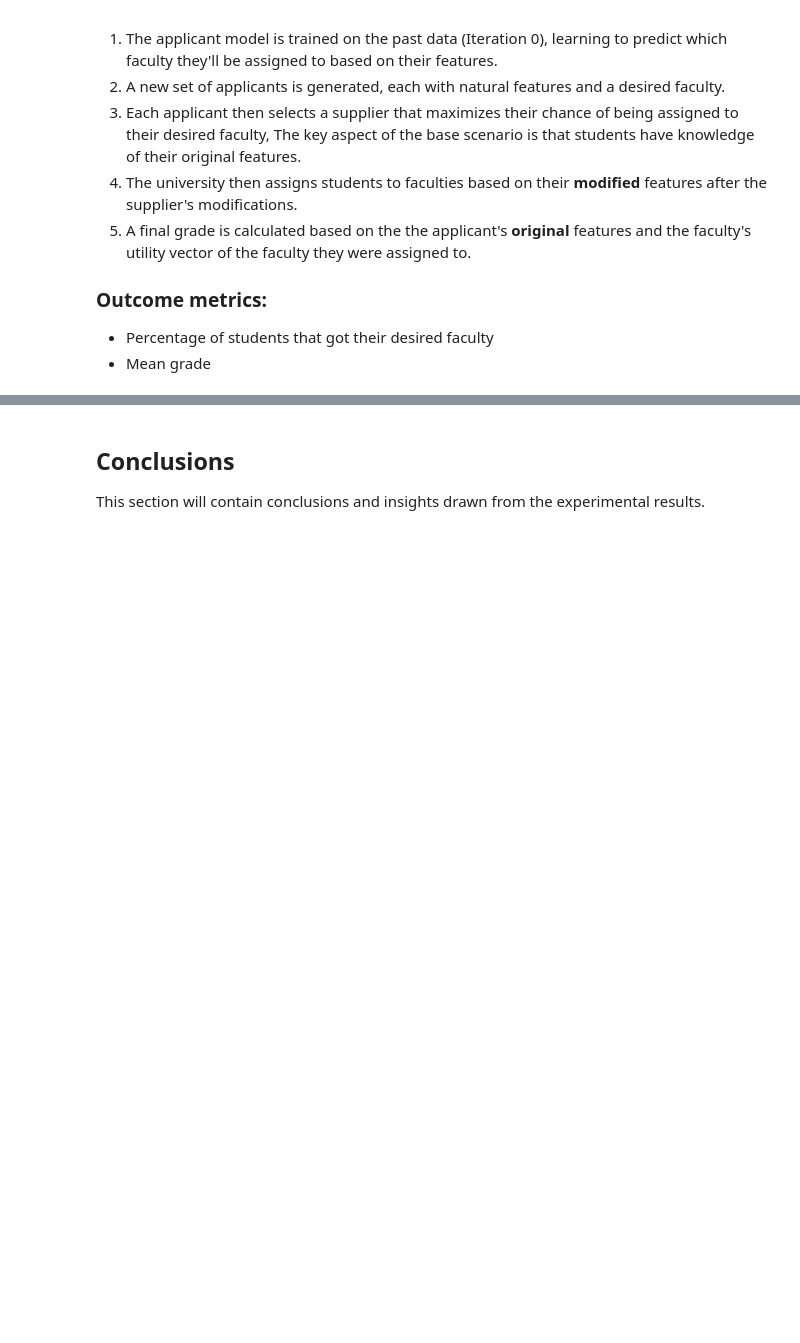
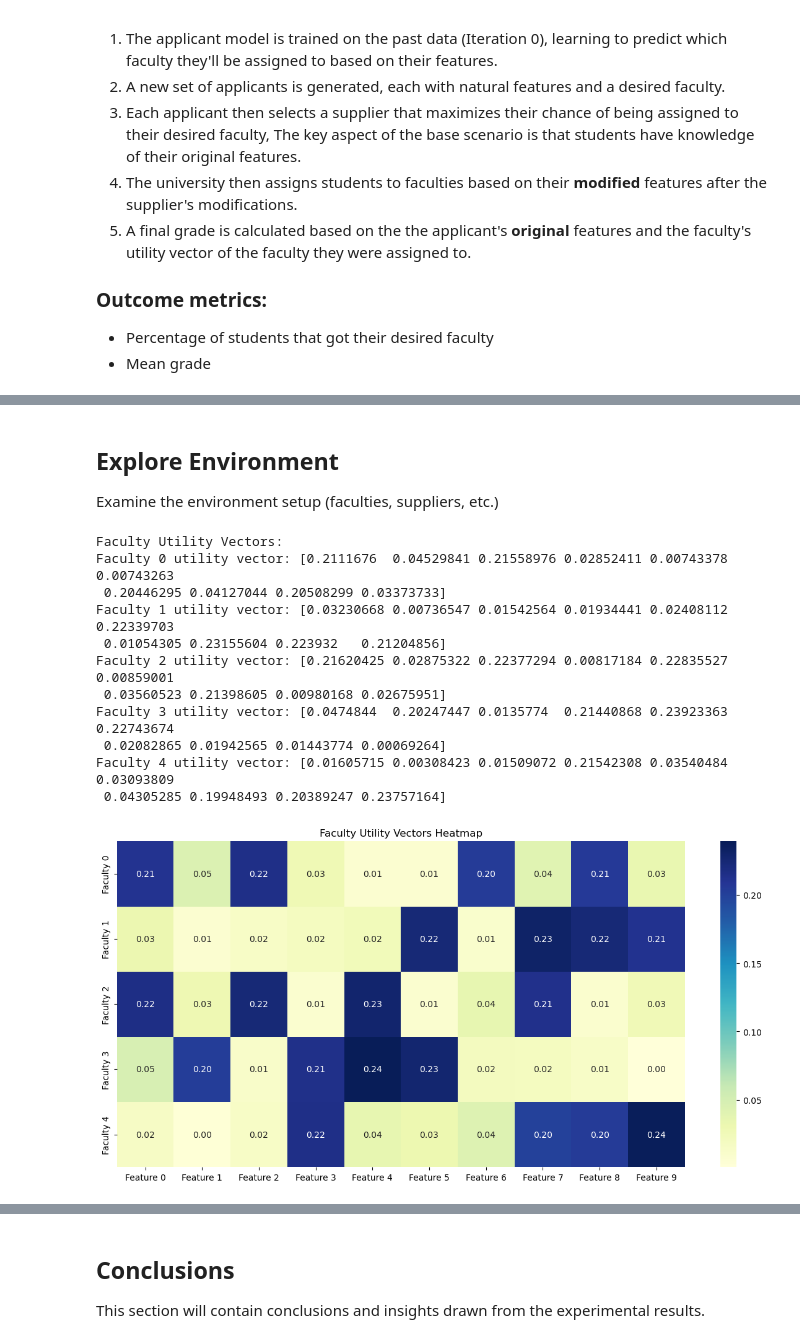
Before and after one commit to ashalem/ML_Human, a Jupyter notebook: report.ipynb, the cells around one changed output, grey strips where cells are left out. Saved outputs shown, nothing was run; the diff lists cells and outputs as text; code cells hidden in the pictures; blank space fills up the shorter version.

```diff
--- a/report.ipynb
+++ b/report.ipynb
@@ -64,0 +296,33 @@ This section will be populated with experimental results after running the simul
+# %% [markdown]
+## Explore Environment
+
+Examine the environment setup (faculties, suppliers, etc.)
+# %%
+# Create an environment and examine its properties
+# Print faculty information
+print("Faculty Utility Vectors:")
+for i, faculty in enumerate(env.faculties):
+    print(f"Faculty {i} utility vector: {faculty.utility_vector}")
+
+# Create a heatmap visualization of faculty utility vectors
+utility_vectors = np.array([faculty.utility_vector for faculty in env.faculties])
+plt.figure(figsize=(12, 6))
+sns.heatmap(utility_vectors, cmap='YlGnBu', annot=True, fmt='.2f',
+          xticklabels=[f'Feature {i}' for i in range(env.n_features)],
+          yticklabels=[f'Faculty {i}' for i in range(env.n_faculties)])
+plt.title('Faculty Utility Vectors Heatmap')
+plt.tight_layout()
+plt.show()
+# %% [output]
+Faculty Utility Vectors:
+Faculty 0 utility vector: [0.2111676  0.04529841 0.21558976 0.02852411 0.00743378 0.00743263
+ 0.20446295 0.04127044 0.20508299 0.03373733]
+Faculty 1 utility vector: [0.03230668 0.00736547 0.01542564 0.01934441 0.02408112 0.22339703
+ 0.01054305 0.23155604 0.223932   0.21204856]
+Faculty 2 utility vector: [0.21620425 0.02875322 0.22377294 0.00817184 0.22835527 0.00859001
+ 0.03560523 0.21398605 0.00980168 0.02675951]
+Faculty 3 utility vector: [0.0474844  0.20247447 0.0135774  0.21440868 0.23923363 0.22743674
+ 0.02082865 0.01942565 0.01443774 0.00069264]
+Faculty 4 utility vector: [0.01605715 0.00308423 0.01509072 0.21542308 0.03540484 0.03093809
+ 0.04305285 0.19948493 0.20389247 0.23757164]
+[figure, added]
```
Also changed, not shown: parts of 21 cells of this notebook.
